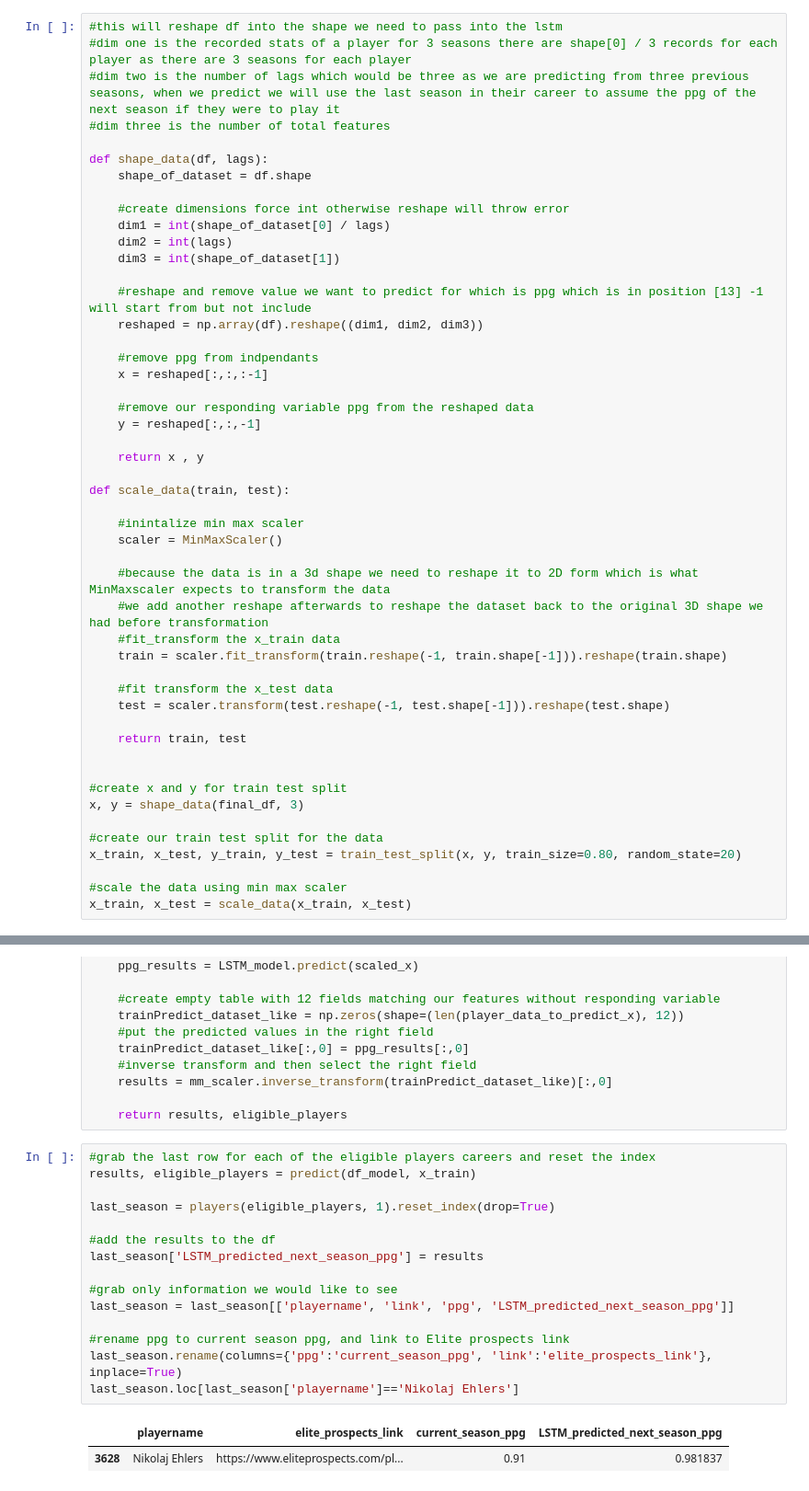
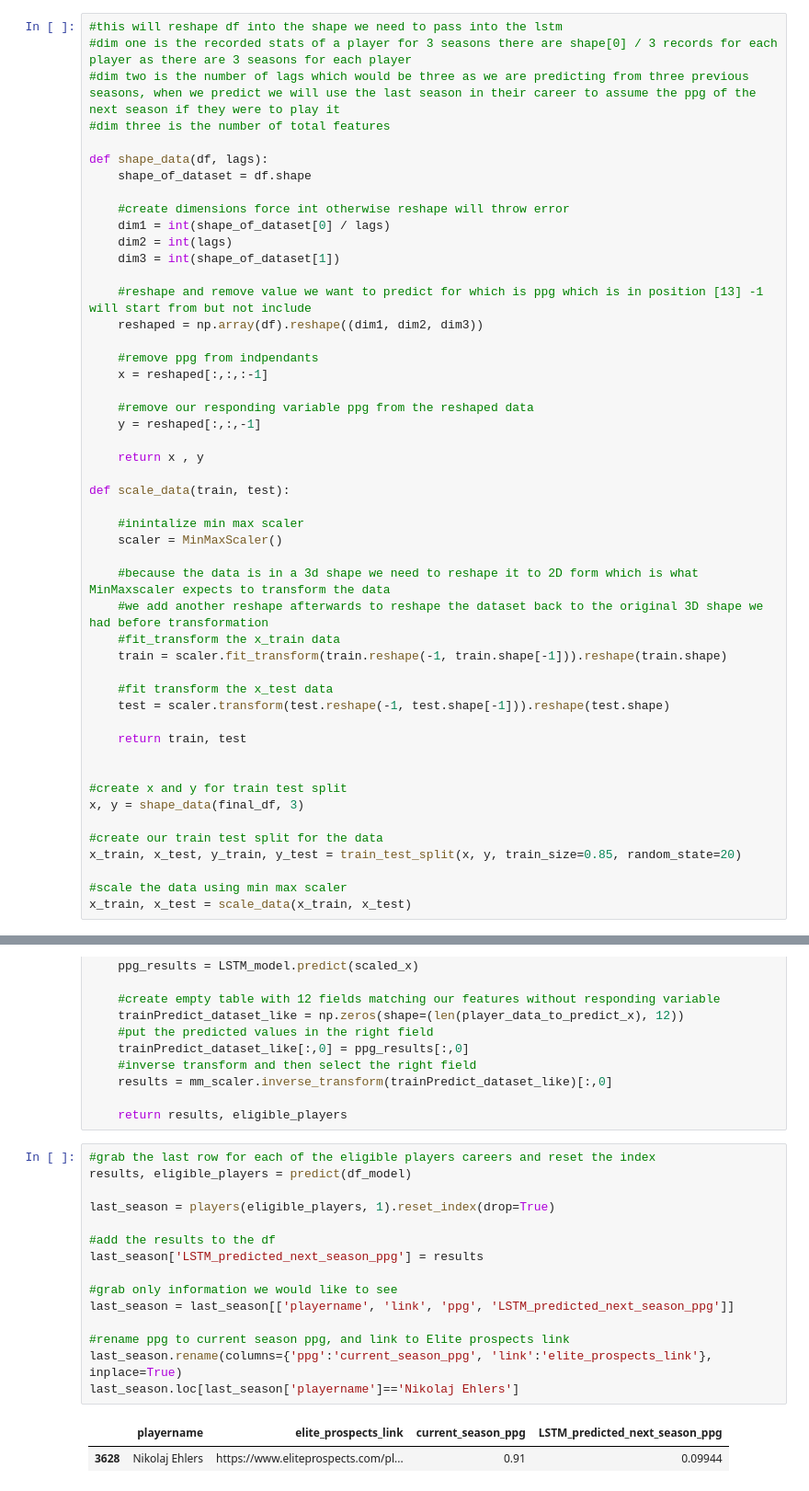
Before and after one commit to TylerDavidchuk97/hockey_final_project, a Jupyter notebook: final_project.ipynb, the cells around one changed output, grey strips where cells are left out. Shown at 92% size. Drawn from its saved outputs; the diff is of its cells as text.

```diff
--- a/final_project.ipynb
+++ b/final_project.ipynb
@@ -204,7 +204,7 @@ def scale_data(train, test):
 x, y = shape_data(final_df, 3)
 
 #create our train test split for the data
-x_train, x_test, y_train, y_test = train_test_split(x, y, train_size=0.80, random_state=20)
+x_train, x_test, y_train, y_test = train_test_split(x, y, train_size=0.85, random_state=20)
 
 #scale the data using min max scaler
 x_train, x_test = scale_data(x_train, x_test)
@@ -302,19 +302,19 @@ def predict(df):
     return results, eligible_players
 # %%
 #grab the last row for each of the eligible players careers and reset the index
-results, eligible_players = predict(df_model, x_train)
+results, eligible_players = predict(df_model)
 
 last_season = players(eligible_players, 1).reset_index(drop=True)
 
 #add the results to the df
 last_season['LSTM_predicted_next_season_ppg'] = results
 
 #grab only information we would like to see
 last_season = last_season[['playername', 'link', 'ppg', 'LSTM_predicted_next_season_ppg']]
 
 #rename ppg to current season ppg, and link to Elite prospects link
 last_season.rename(columns={'ppg':'current_season_ppg', 'link':'elite_prospects_link'}, inplace=True)
 last_season.loc[last_season['playername']=='Nikolaj Ehlers']
 # %% [output]
 |  | playername | elite_prospects_link | current_season_ppg | LSTM_predicted_next_season_ppg |
-| 3628 | Nikolaj Ehlers | https://www.eliteprospects.com/pl... | 0.91 | 0.981837 |
+| 3628 | Nikolaj Ehlers | https://www.eliteprospects.com/pl... | 0.91 | 0.09944 |
```
Also changed, not shown: parts of 2 cells of this notebook.
